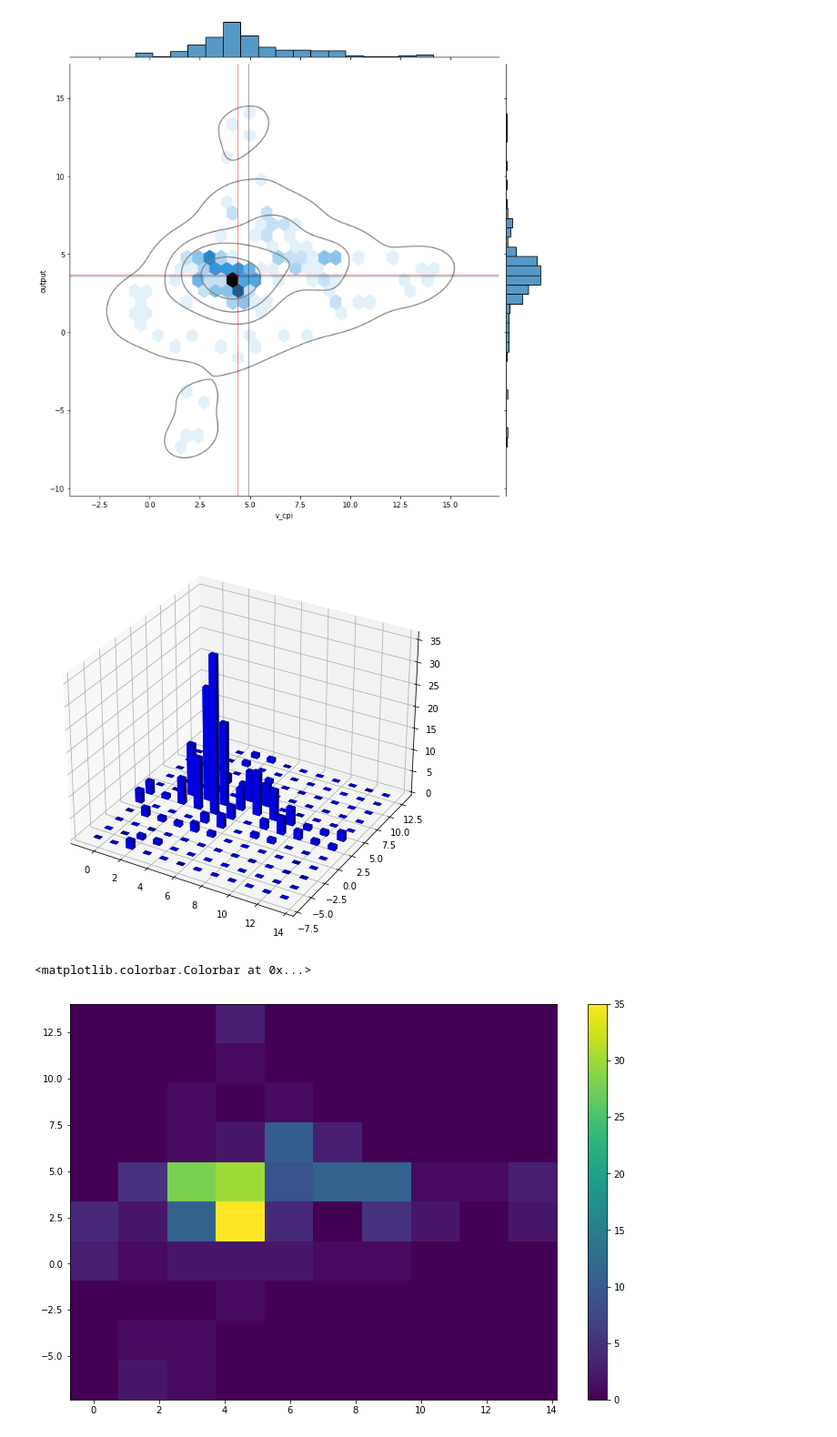
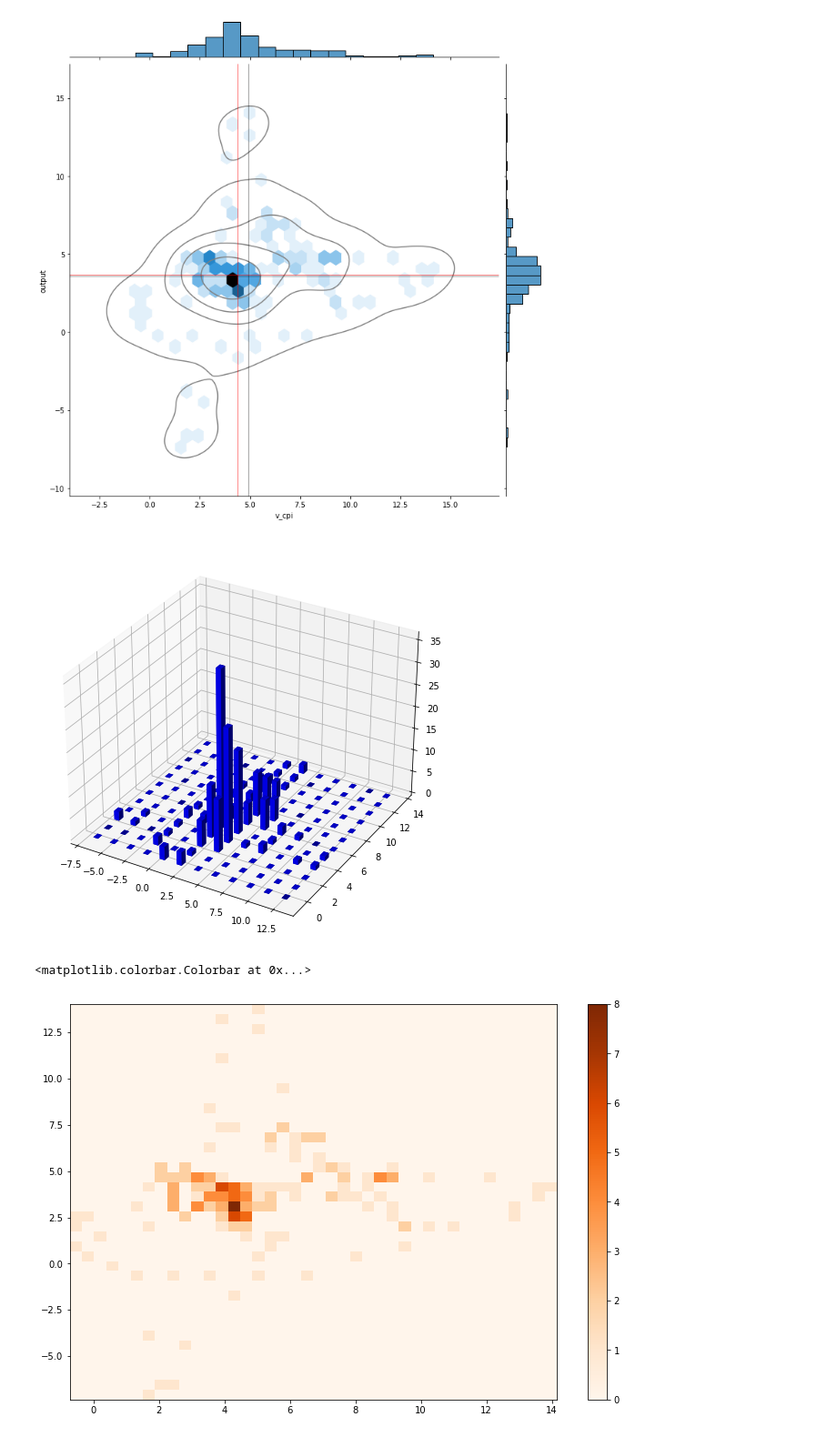
Before and after one commit to Marianojgm86/GARCH-CODES, a Jupyter notebook: statistical-analisys.ipynb, the cells around one changed output. Shown at 91% size. Cells and saved outputs as stored; diff of their text form; code cells hidden in the pictures.

```diff
--- a/statistical-analisys.ipynb
+++ b/statistical-analisys.ipynb
@@ -420,16 +420,16 @@ dx = 0.5 * np.ones_like(zpos)
 dy = dx.copy()
 dz = hist.flatten()
 
-ax.bar3d(xpos, ypos, zpos, dx, dy, dz, color='b', zsort='average')
+ax.bar3d(ypos,xpos, zpos, dx, dy, dz, color='b', zsort='average')
 # ax.plot_surface(xpos, ypos, zpos, alpha=0.1)
 
 plt.show()
 # %% [output]
-[figure, old version]
+[figure, new version]
 # %%
 plt.figure(figsize=(12,8))
-h =plt.hist2d(df2.v_cpi, df2.output)
+h =plt.hist2d(df2.v_cpi, df2.output, bins=(40, 40),cmap=plt.cm.Oranges)#, cmap=plt.cm.jet)
 plt.colorbar(h[3])
 # %% [output]
 <matplotlib.colorbar.Colorbar at 0x...>
-[figure, old version]
+[figure, new version]
```
Also changed, not shown: parts of 6 cells of this notebook, 30 other files.
